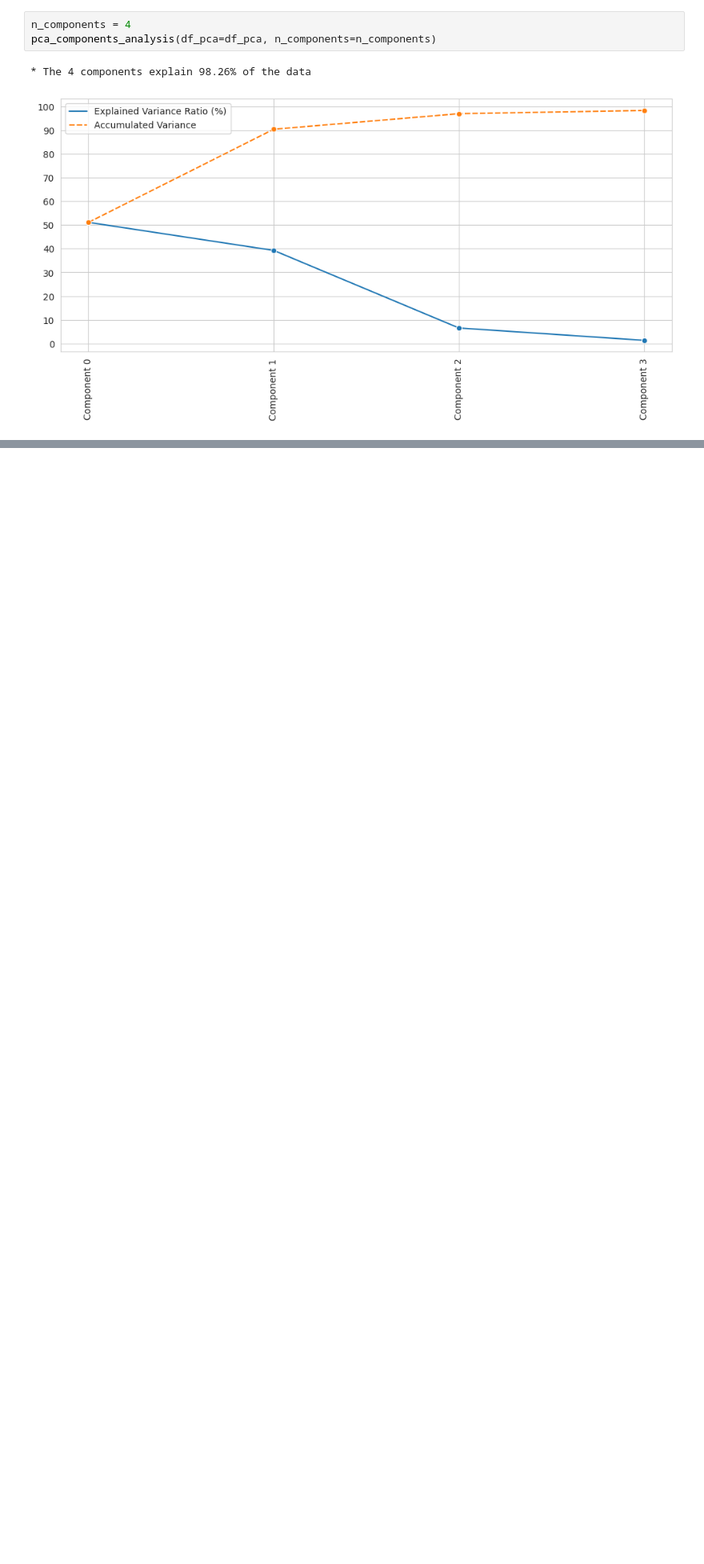
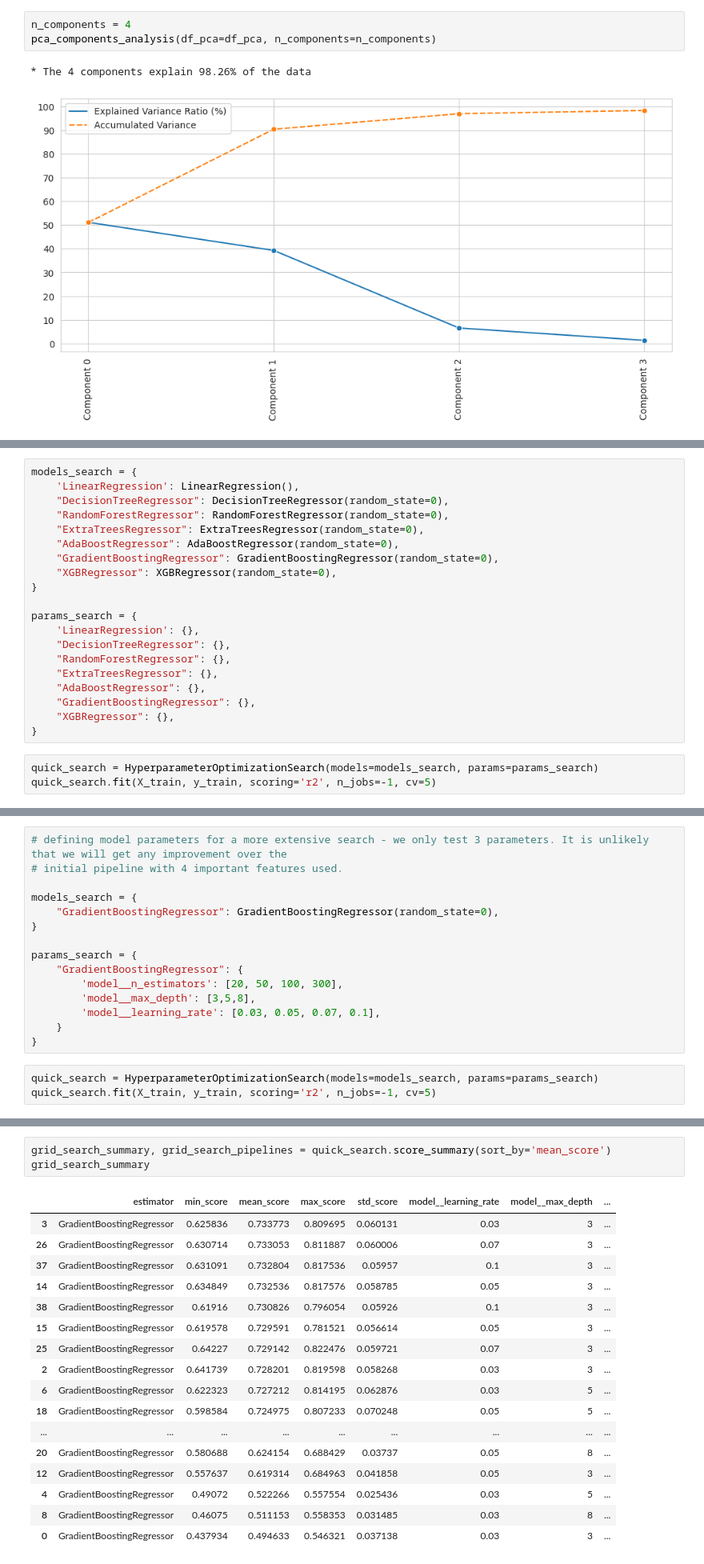
Before and after one commit to blackcatten/Heritage-Housing-project--Predictive-Analytics, a Jupyter notebook: jupyter_notebooks/05_ModelingandEvaluation-Predict.ipynb, the cells around one changed output, grey strips where cells are left out. Shown at 80% size. Saved outputs shown, nothing was run; the diff lists cells and outputs as text; blank space fills up the shorter version.

Commit message:
Add settings ans saving the best ML pipeline to modeling and evaluation

```diff
--- a/jupyter_notebooks/05_ModelingandEvaluation-Predict.ipynb
+++ b/jupyter_notebooks/05_ModelingandEvaluation-Predict.ipynb
@@ -501,0 +549,23 @@ pca_components_analysis(df_pca=df_pca, n_components=n_components)
+# %%
+models_search = {
+    'LinearRegression': LinearRegression(),
+    "DecisionTreeRegressor": DecisionTreeRegressor(random_state=0),
+    "RandomForestRegressor": RandomForestRegressor(random_state=0),
+    "ExtraTreesRegressor": ExtraTreesRegressor(random_state=0),
+    "AdaBoostRegressor": AdaBoostRegressor(random_state=0),
+    "GradientBoostingRegressor": GradientBoostingRegressor(random_state=0),
+    "XGBRegressor": XGBRegressor(random_state=0),
+}
+
+params_search = {
+    'LinearRegression': {},
+    "DecisionTreeRegressor": {},
+    "RandomForestRegressor": {},
+    "ExtraTreesRegressor": {},
+    "AdaBoostRegressor": {},
+    "GradientBoostingRegressor": {},
+    "XGBRegressor": {},
+}
+# %%
+quick_search = HyperparameterOptimizationSearch(models=models_search, params=params_search)
+quick_search.fit(X_train, y_train, scoring='r2', n_jobs=-1, cv=5)
@@ -501,0 +606,18 @@ pca_components_analysis(df_pca=df_pca, n_components=n_components)
+# %%
+# defining model parameters for a more extensive search - we only test 3 parameters. It is unlikely that we will get any improvement over the
+# initial pipeline with 4 important features used.
+
+models_search = {
+    "GradientBoostingRegressor": GradientBoostingRegressor(random_state=0),
+}
+
+params_search = {
+    "GradientBoostingRegressor": {
+        'model__n_estimators': [20, 50, 100, 300],
+        'model__max_depth': [3,5,8],
+        'model__learning_rate': [0.03, 0.05, 0.07, 0.1],
+    }
+}
+# %%
+quick_search = HyperparameterOptimizationSearch(models=models_search, params=params_search)
+quick_search.fit(X_train, y_train, scoring='r2', n_jobs=-1, cv=5)
@@ -501,0 +628,21 @@ pca_components_analysis(df_pca=df_pca, n_components=n_components)
+# %%
+grid_search_summary, grid_search_pipelines = quick_search.score_summary(sort_by='mean_score')
+grid_search_summary
+# %% [output]
+|  | estimator | min_score | mean_score | max_score | std_score | model__learning_rate | model__max_depth | ... |
+| 3 | GradientBoostingRegressor | 0.625836 | 0.733773 | 0.809695 | 0.060131 | 0.03 | 3 | ... |
+| 26 | GradientBoostingRegressor | 0.630714 | 0.733053 | 0.811887 | 0.060006 | 0.07 | 3 | ... |
+| 37 | GradientBoostingRegressor | 0.631091 | 0.732804 | 0.817536 | 0.05957 | 0.1 | 3 | ... |
+| 14 | GradientBoostingRegressor | 0.634849 | 0.732536 | 0.817576 | 0.058785 | 0.05 | 3 | ... |
+| 38 | GradientBoostingRegressor | 0.61916 | 0.730826 | 0.796054 | 0.05926 | 0.1 | 3 | ... |
+| 15 | GradientBoostingRegressor | 0.619578 | 0.729591 | 0.781521 | 0.056614 | 0.05 | 3 | ... |
+| 25 | GradientBoostingRegressor | 0.64227 | 0.729142 | 0.822476 | 0.059721 | 0.07 | 3 | ... |
+| 2 | GradientBoostingRegressor | 0.641739 | 0.728201 | 0.819598 | 0.058268 | 0.03 | 3 | ... |
+| 6 | GradientBoostingRegressor | 0.622323 | 0.727212 | 0.814195 | 0.062876 | 0.03 | 5 | ... |
+| 18 | GradientBoostingRegressor | 0.598584 | 0.724975 | 0.807233 | 0.070248 | 0.05 | 5 | ... |
+| ... | ... | ... | ... | ... | ... | ... | ... | ... |
+| 20 | GradientBoostingRegressor | 0.580688 | 0.624154 | 0.688429 | 0.03737 | 0.05 | 8 | ... |
+| 12 | GradientBoostingRegressor | 0.557637 | 0.619314 | 0.684963 | 0.041858 | 0.05 | 3 | ... |
+| 4 | GradientBoostingRegressor | 0.49072 | 0.522266 | 0.557554 | 0.025436 | 0.03 | 5 | ... |
+| 8 | GradientBoostingRegressor | 0.46075 | 0.511153 | 0.558353 | 0.031485 | 0.03 | 8 | ... |
+| 0 | GradientBoostingRegressor | 0.437934 | 0.494633 | 0.546321 | 0.037138 | 0.03 | 3 | ... |
```
Also changed, not shown: parts of 14 cells of this notebook.
